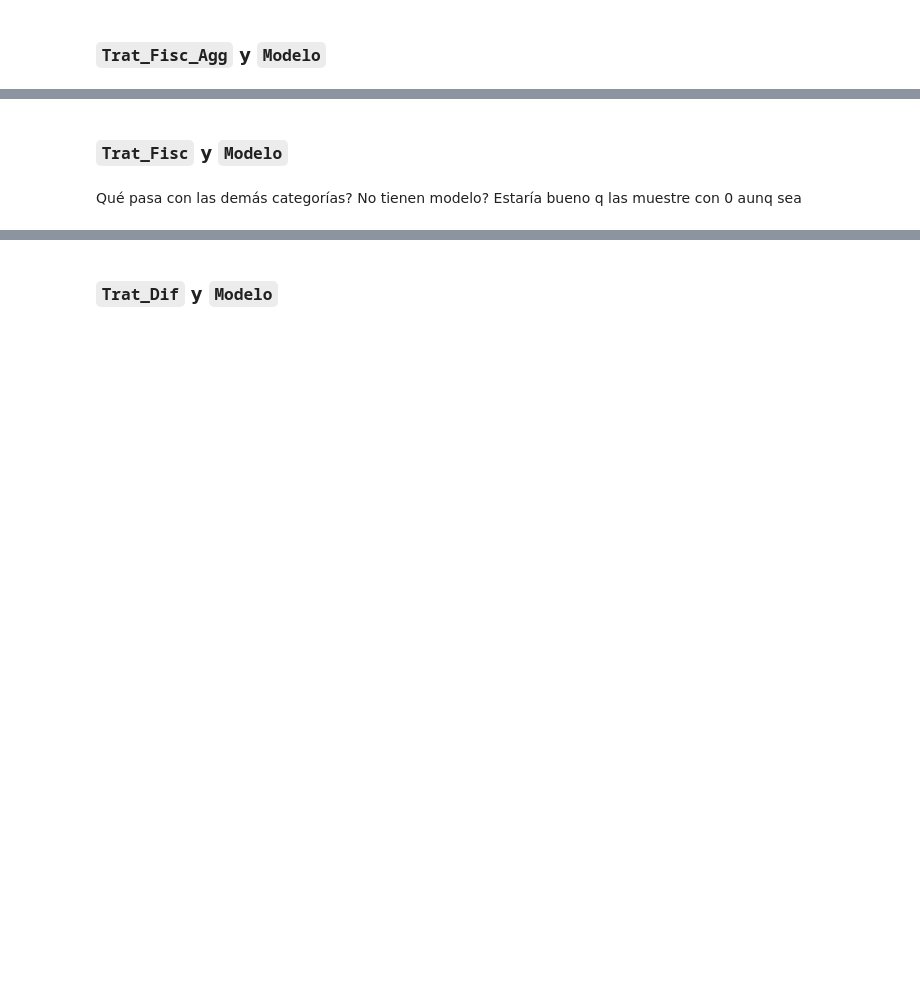
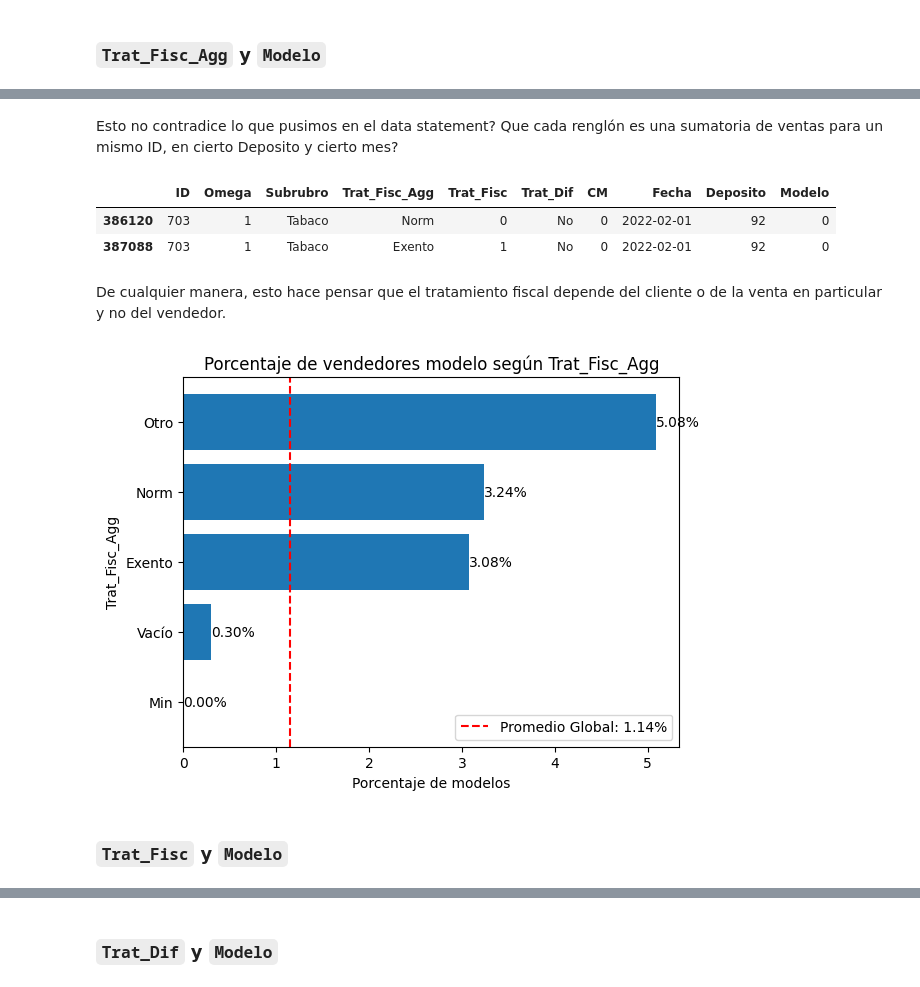
Before and after one commit to Cheva94/Diplo_M16, a Jupyter notebook: notebooks/curacion.ipynb, the cells around one changed output, grey strips where cells are left out. Drawn from its saved outputs; the diff is of its cells as text; code cells hidden in the pictures; blank space fills up the shorter version.

```diff
--- a/notebooks/curacion.ipynb
+++ b/notebooks/curacion.ipynb
@@ -391,2 +491,17 @@ plt.show()
+# %% [markdown]
+Esto no contradice lo que pusimos en el data statement? Que cada renglón es una sumatoria de ventas para un mismo ID, en cierto Deposito y cierto mes?
+# %%
+#Un caso:
+ventas_categ[(ventas_categ['ID'] == 703) & (ventas_categ['Deposito'] == 92) & (ventas_categ['Subrubro'] == 'Tabaco') & (ventas_categ['Fecha'] == '2022-02-01')]
+# %% [output]
+|  | ID | Omega | Subrubro | Trat_Fisc_Agg | Trat_Fisc | Trat_Dif | CM | Fecha | Deposito | Modelo |
+| 386120 | 703 | 1 | Tabaco | Norm | 0 | No | 0 | 2022-02-01 | 92 | 0 |
+| 387088 | 703 | 1 | Tabaco | Exento | 1 | No | 0 | 2022-02-01 | 92 | 0 |
+# %% [markdown]
+De cualquier manera, esto hace pensar que el tratamiento fiscal depende del cliente o de la venta en particular y no del vendedor.
+# %%
+graph_modelo(ventas_categ, 'Trat_Fisc_Agg')
+# %% [output]
+[figure, added]
 # %% [markdown]
 ### `Trat_Fisc` y `Modelo`
@@ -415,2 +507,0 @@ plt.show()
-# %% [markdown]
-Qué pasa con las demás categorías? No tienen modelo? Estaría bueno q las muestre con 0 aunq sea
```
Also changed, not shown: parts of 64 cells of this notebook, 2 other files.
